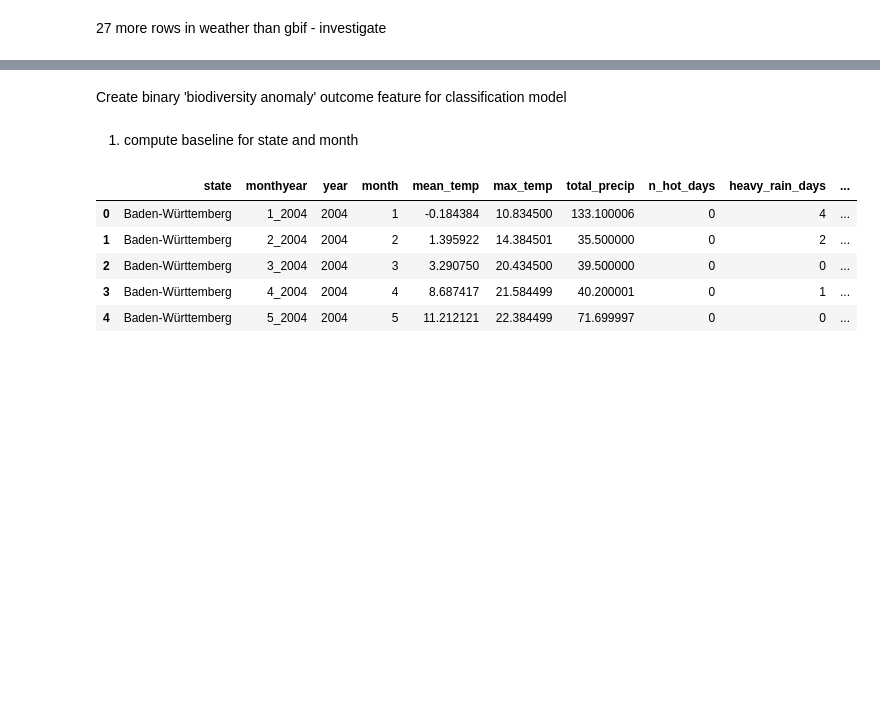
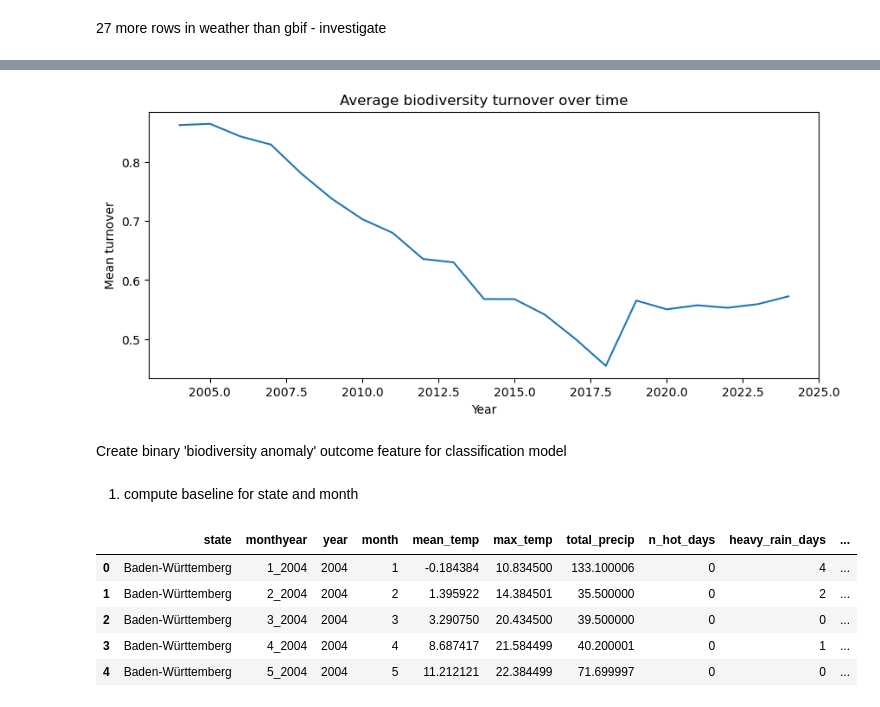
Before and after one commit to delmurphy/wildsignal, a Jupyter notebook: Notebooks/4.Feature_engineering.ipynb, the cells around one changed output, grey strips where cells are left out. Saved outputs shown, nothing was run; the diff lists cells and outputs as text; code cells hidden in the pictures; blank space fills up the shorter version.

```diff
--- a/Notebooks/4.Feature_engineering.ipynb
+++ b/Notebooks/4.Feature_engineering.ipynb
@@ -445,3 +619,14 @@ full_df.loc[(full_df['state']=='Saarland') & (full_df['month']==4) & (full_df['y
+# %%
+yearly = full_df.groupby('year')['turnover'].mean()
+
+plt.figure(figsize=(10,4))
+plt.plot(yearly.index, yearly.values)
+plt.xlabel("Year")
+plt.ylabel("Mean turnover")
+plt.title("Average biodiversity turnover over time")
+plt.show()
+# %% [output]
+[figure, added]
 # %% [markdown]
 Create binary 'biodiversity anomaly' outcome feature for classification model
 # %% [markdown]
```
Also changed, not shown: parts of 57 cells of this notebook, 1 other file.
